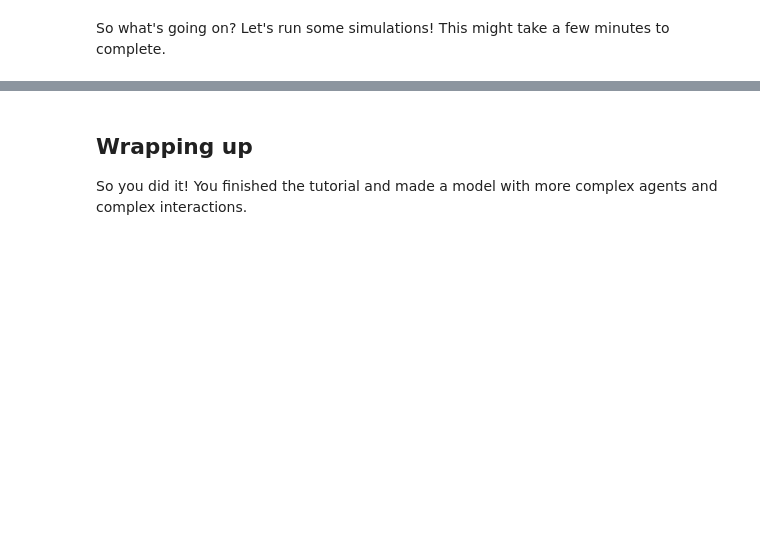
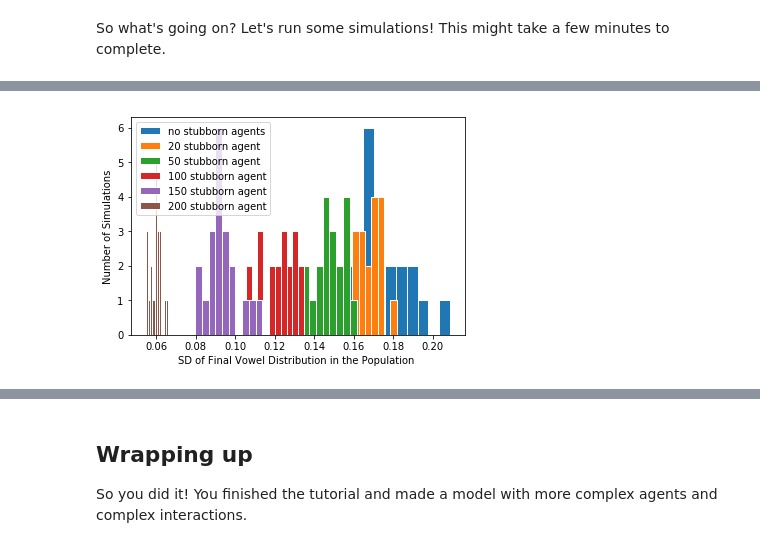
Before and after one commit to Limor-Raviv/Tutorial_Agent_Based_Models, a Jupyter notebook: Part 3 - A slightly More Complex Agent Based Model.ipynb, the cells around one changed output, grey strips where cells are left out. Cells and saved outputs as stored; diff of their text form; code cells hidden in the pictures; blank space fills up the shorter version.

```diff
--- a/Part 3 - A slightly More Complex Agent Based Model.ipynb
+++ b/Part 3 - A slightly More Complex Agent Based Model.ipynb
@@ -264,0 +362,7 @@ What you can see in the historgram above is that in most simulations, the popula
+# %%
+# Run 20 simulations of each stubborness proportions in a community of 200 agents
+results = batch_simulate_biased(200,5000,20)
+
+
+# Show the results
+print results
@@ -264,0 +377,15 @@ What you can see in the historgram above is that in most simulations, the popula
+# %%
+# Plot the results of the simulations
+
+plt.hist(results[0][1], label='no stubborn agents',edgecolor = 'white')
+plt.hist(results[1][1], label='20 stubborn agent',edgecolor = 'white')
+plt.hist(results[2][1], label='50 stubborn agent',edgecolor = 'white')
+plt.hist(results[3][1], label='100 stubborn agent',edgecolor = 'white')
+plt.hist(results[4][1], label='150 stubborn agent',edgecolor = 'white')
+plt.hist(results[5][1], label='200 stubborn agent',edgecolor = 'white')
+plt.legend(loc='best')
+plt.xlabel('SD of Final Vowel Distribution in the Population ')
+plt.ylabel('Number of Simulations')
+plt.show()
+# %% [output]
+[figure, added]
```
Also changed, not shown: parts of 20 cells of this notebook.
